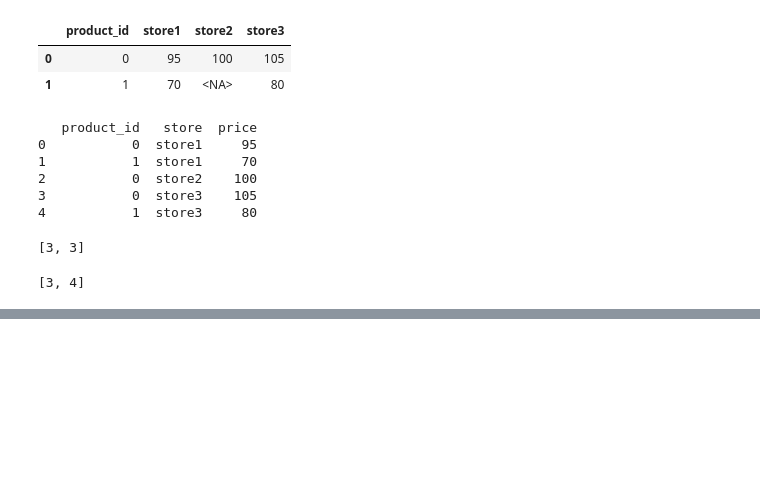
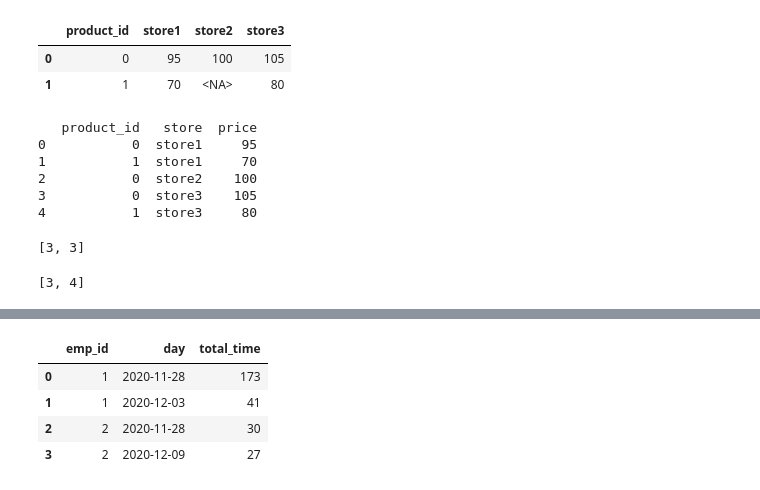
Before and after one commit to 2000pawan/Data_Science., a Jupyter notebook: Misc.ipynb, the cells around one changed output, grey strips where cells are left out. Drawn from its saved outputs; the diff is of its cells as text; code cells hidden in the pictures; blank space fills up the shorter version.

```diff
--- a/Misc.ipynb
+++ b/Misc.ipynb
@@ -1150,0 +1192,8 @@ r.searchRange(nums,target)
+# %%
+result
+# %% [output]
+|  | emp_id | day | total_time |
+| 0 | 1 | 2020-11-28 | 173 |
+| 1 | 1 | 2020-12-03 | 41 |
+| 2 | 2 | 2020-11-28 | 30 |
+| 3 | 2 | 2020-12-09 | 27 |
```
Also changed, not shown: parts of 4 cells of this notebook, 1 other file.
